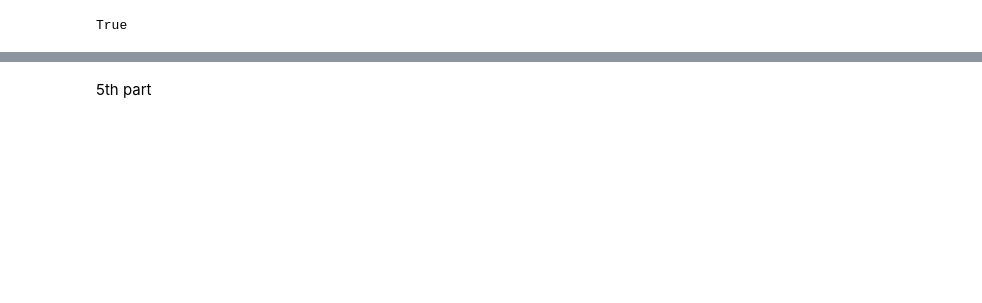
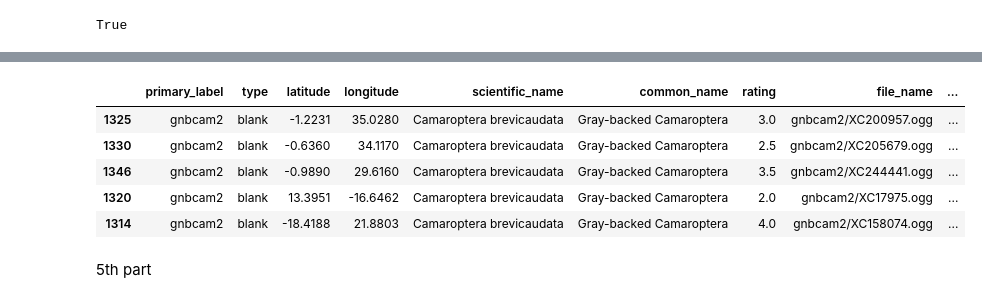
Before and after one commit to SudipTimalsina/django_Ai_model-imp, a Jupyter notebook: colab/birdy.ipynb, the cells around one changed output, grey strips where cells are left out. Drawn from its saved outputs; the diff is of its cells as text; code cells hidden in the pictures; blank space fills up the shorter version.

```diff
--- a/colab/birdy.ipynb
+++ b/colab/birdy.ipynb
@@ -546,4 +632,11 @@ combined_df.head()
 # %%
-combined_df.tail()
+df.tail()
+# %% [output]
+|  | primary_label | type | latitude | longitude | scientific_name | common_name | rating | file_name | ... |
+| 1325 | gnbcam2 | blank | -1.2231 | 35.0280 | Camaroptera brevicaudata | Gray-backed Camaroptera | 3.0 | gnbcam2/XC200957.ogg | ... |
+| 1330 | gnbcam2 | blank | -0.6360 | 34.1170 | Camaroptera brevicaudata | Gray-backed Camaroptera | 2.5 | gnbcam2/XC205679.ogg | ... |
+| 1346 | gnbcam2 | blank | -0.9890 | 29.6160 | Camaroptera brevicaudata | Gray-backed Camaroptera | 3.5 | gnbcam2/XC244441.ogg | ... |
+| 1320 | gnbcam2 | blank | 13.3951 | -16.6462 | Camaroptera brevicaudata | Gray-backed Camaroptera | 2.0 | gnbcam2/XC17975.ogg | ... |
+| 1314 | gnbcam2 | blank | -18.4188 | 21.8803 | Camaroptera brevicaudata | Gray-backed Camaroptera | 4.0 | gnbcam2/XC158074.ogg | ... |
 # %% [markdown]
 5th part
```
Also changed, not shown: parts of 104 cells of this notebook.
